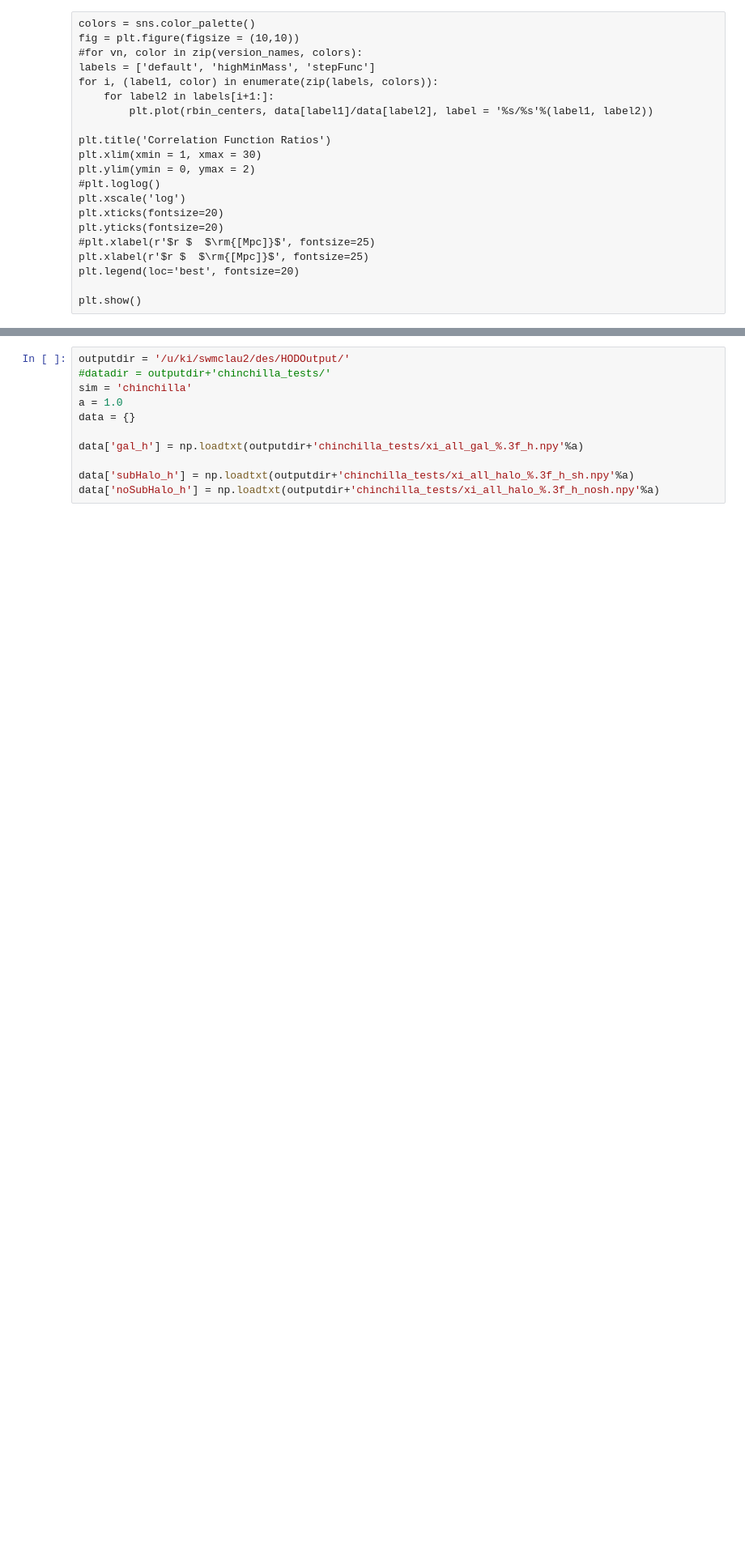
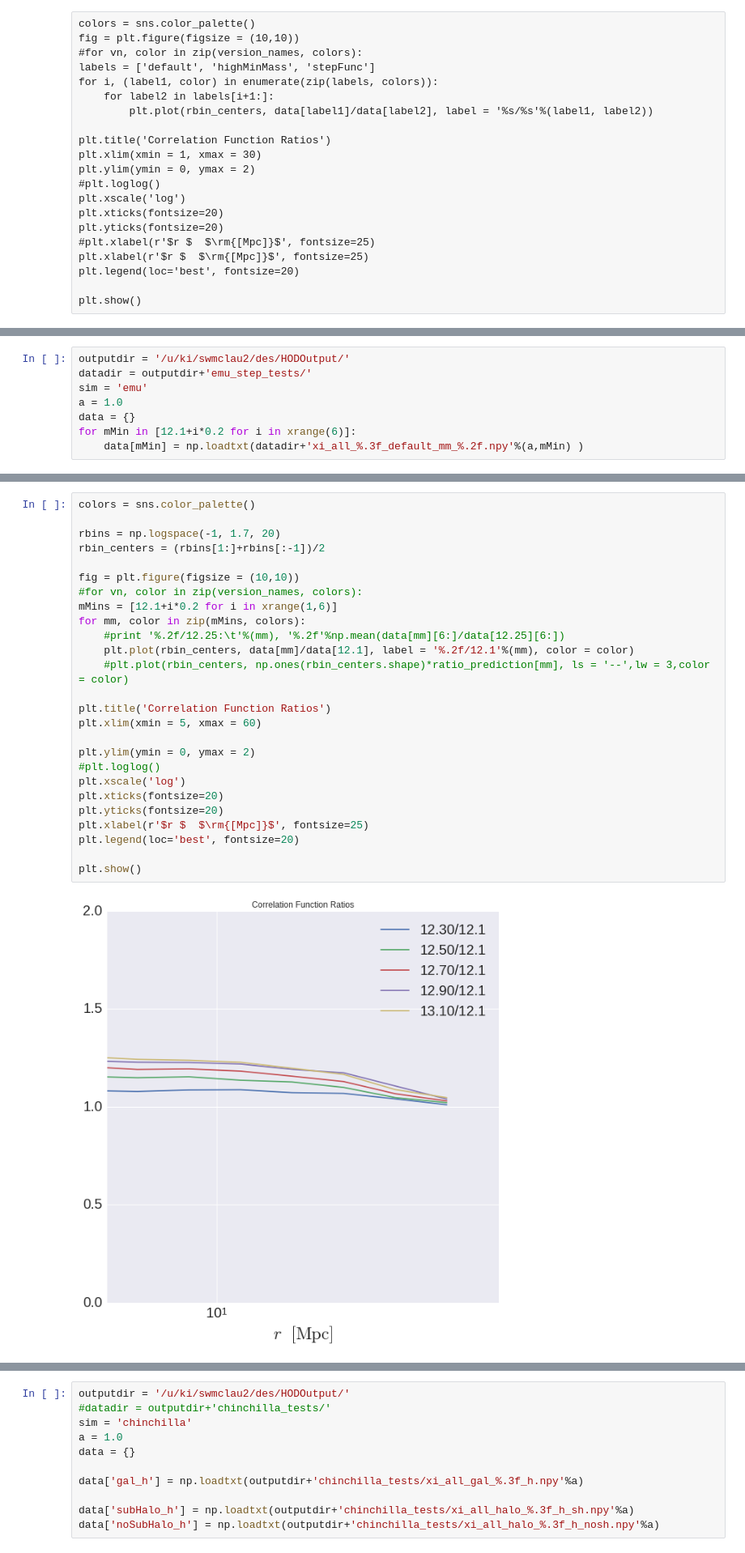
Before and after one commit to mclaughlin6464/HODEmulator, a Jupyter notebook: predictionsVCalculated.ipynb, the cells around one changed output, grey strips where cells are left out. Shown at 81% size. Cells and saved outputs as stored; diff of their text form; blank space fills up the shorter version.

```diff
--- a/predictionsVCalculated.ipynb
+++ b/predictionsVCalculated.ipynb
@@ -292,0 +344,8 @@ plt.show()
+# %%
+outputdir = '/u/ki/swmclau2/des/HODOutput/'
+datadir = outputdir+'emu_step_tests/'
+sim = 'emu'
+a = 1.0
+data = {}
+for mMin in [12.1+i*0.2 for i in xrange(6)]:
+    data[mMin] = np.loadtxt(datadir+'xi_all_%.3f_default_mm_%.2f.npy'%(a,mMin) )
@@ -292,0 +354,28 @@ plt.show()
+# %%
+colors = sns.color_palette()
+
+rbins = np.logspace(-1, 1.7, 20)
+rbin_centers = (rbins[1:]+rbins[:-1])/2
+
+fig = plt.figure(figsize = (10,10))
+#for vn, color in zip(version_names, colors):
+mMins = [12.1+i*0.2 for i in xrange(1,6)]
+for mm, color in zip(mMins, colors):
+    #print '%.2f/12.25:\t'%(mm), '%.2f'%np.mean(data[mm][6:]/data[12.25][6:])
+    plt.plot(rbin_centers, data[mm]/data[12.1], label = '%.2f/12.1'%(mm), color = color)
+    #plt.plot(rbin_centers, np.ones(rbin_centers.shape)*ratio_prediction[mm], ls = '--',lw = 3,color = color)
+
+plt.title('Correlation Function Ratios')
+plt.xlim(xmin = 5, xmax = 60)
+
+plt.ylim(ymin = 0, ymax = 2)
+#plt.loglog()
+plt.xscale('log')
+plt.xticks(fontsize=20)
+plt.yticks(fontsize=20)
+plt.xlabel(r'$r $  $\rm{[Mpc]}$', fontsize=25)
+plt.legend(loc='best', fontsize=20)
+
+plt.show()
+# %% [output]
+[figure, added]
```
Also changed, not shown: parts of 8 cells of this notebook, 3 other files.
